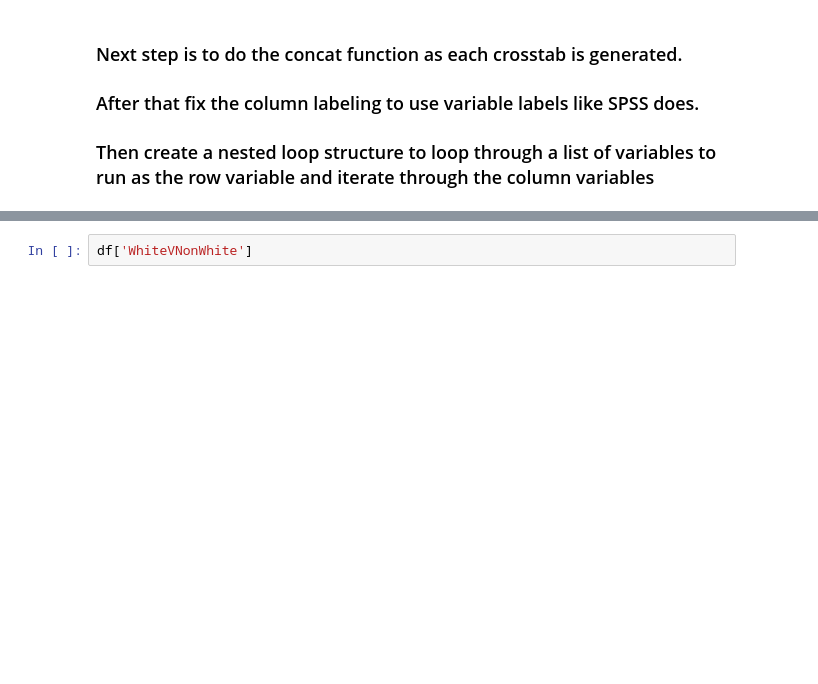
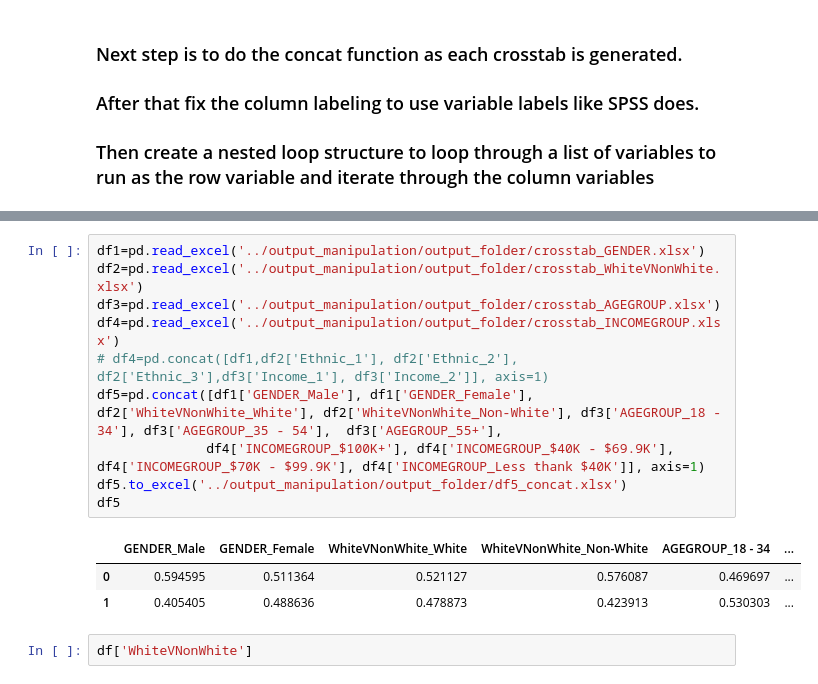
Before and after one commit to jellohead/output_manipulation, a Jupyter notebook: output_manipulation.ipynb, the cells around one changed output, grey strips where cells are left out. Cells and saved outputs as stored; diff of their text form; blank space fills up the shorter version.

Commit message:
Concat works to group output of a crosstab variable into a single row.

```diff
--- a/output_manipulation.ipynb
+++ b/output_manipulation.ipynb
@@ -596,3 +586,17 @@ df4
+# %%
+df1=pd.read_excel('../output_manipulation/output_folder/crosstab_GENDER.xlsx')
+df2=pd.read_excel('../output_manipulation/output_folder/crosstab_WhiteVNonWhite.xlsx')
+df3=pd.read_excel('../output_manipulation/output_folder/crosstab_AGEGROUP.xlsx')
+df4=pd.read_excel('../output_manipulation/output_folder/crosstab_INCOMEGROUP.xlsx')
+# df4=pd.concat([df1,df2['Ethnic_1'], df2['Ethnic_2'], df2['Ethnic_3'],df3['Income_1'], df3['Income_2']], axis=1)
+df5=pd.concat([df1['GENDER_Male'], df1['GENDER_Female'], df2['WhiteVNonWhite_White'], df2['WhiteVNonWhite_Non-White'], df3['AGEGROUP_18 - 34'], df3['AGEGROUP_35 - 54'],  df3['AGEGROUP_55+'],
+              df4['INCOMEGROUP_$100K+'], df4['INCOMEGROUP_$40K - $69.9K'], df4['INCOMEGROUP_$70K - $99.9K'], df4['INCOMEGROUP_Less thank $40K']], axis=1)
+df5.to_excel('../output_manipulation/output_folder/df5_concat.xlsx')
+df5
+# %% [output]
+|  | GENDER_Male | GENDER_Female | WhiteVNonWhite_White | WhiteVNonWhite_Non-White | AGEGROUP_18 - 34 | ... |
+| 0 | 0.594595 | 0.511364 | 0.521127 | 0.576087 | 0.469697 | ... |
+| 1 | 0.405405 | 0.488636 | 0.478873 | 0.423913 | 0.530303 | ... |
 # %%
 df['WhiteVNonWhite']
 # %% [output]
```
Also changed, not shown: parts of 2 cells of this notebook, 8 other files.
